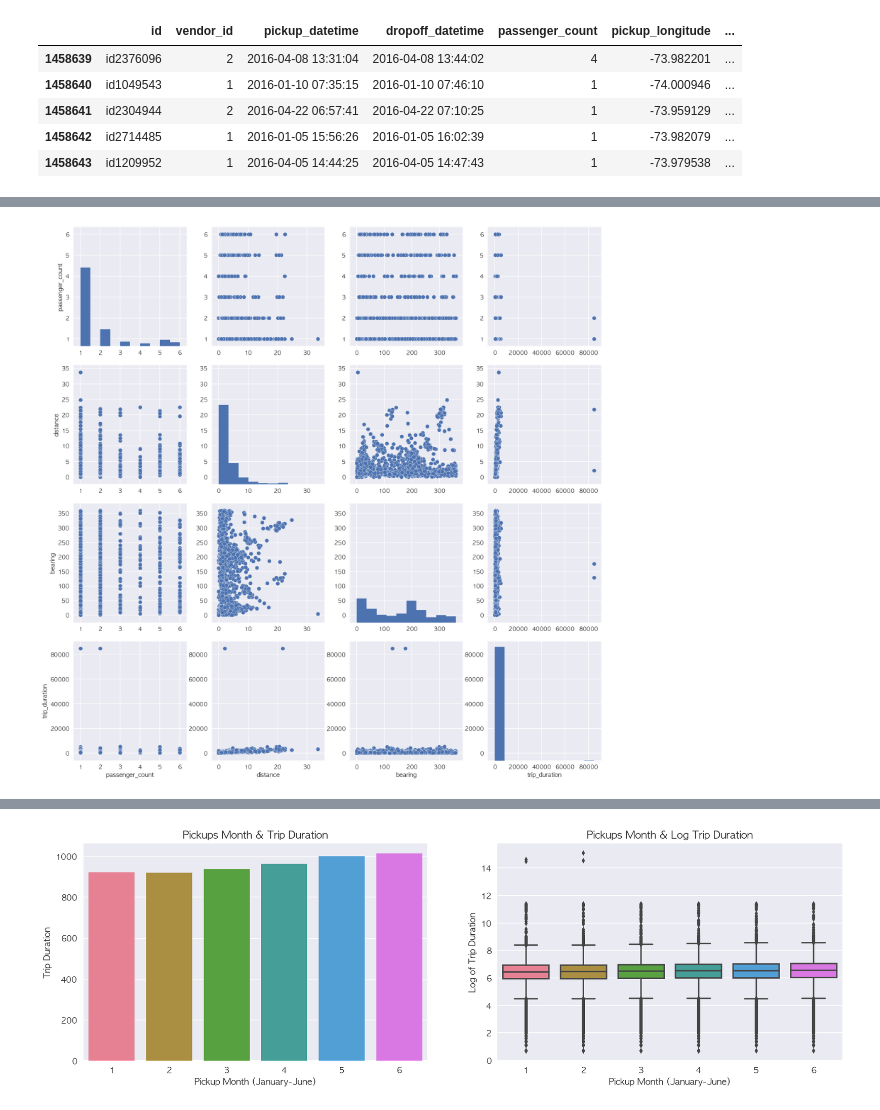
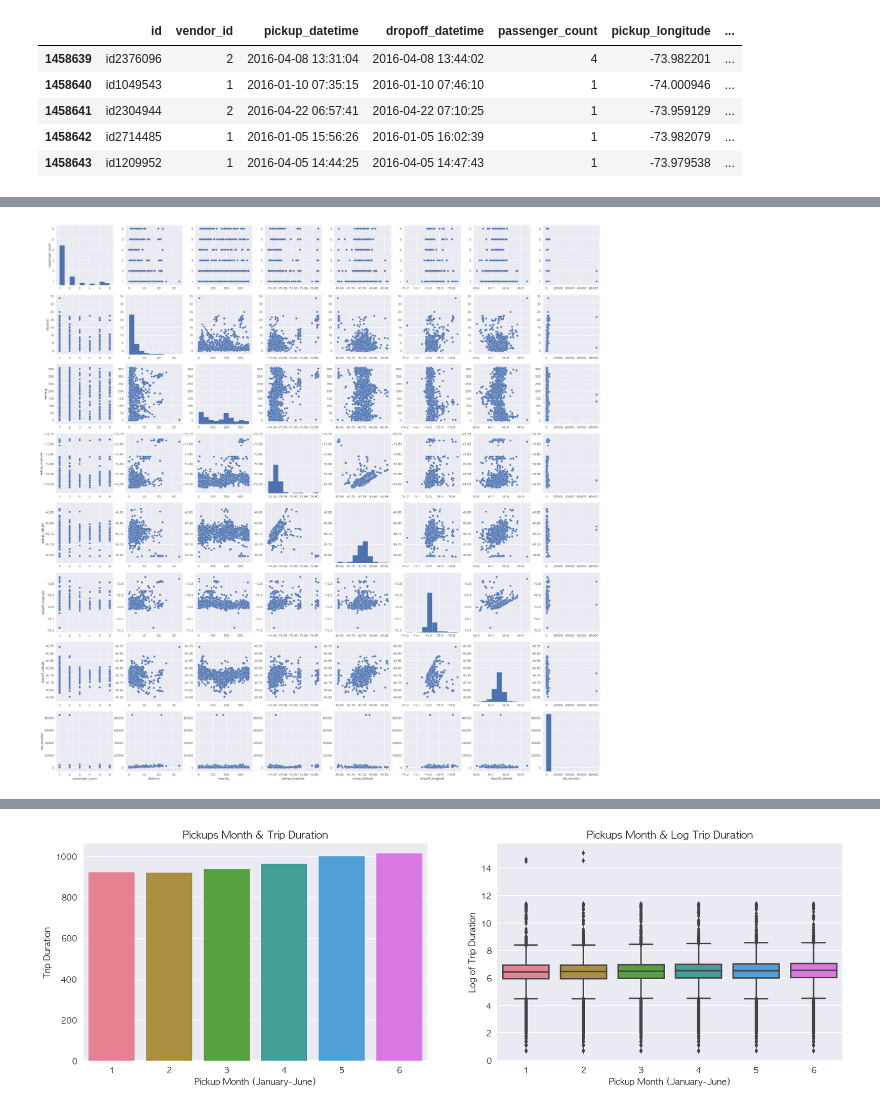
Before and after one commit to novdov/dss7b5-nyctaxi, a Jupyter notebook: main/main_0311.ipynb, the cells around one changed output, grey strips where cells are left out. Drawn from its saved outputs; the diff is of its cells as text; code cells hidden in the pictures.

```diff
--- a/main/main_0311.ipynb
+++ b/main/main_0311.ipynb
@@ -97,3 +126,7 @@ dropoff_latitude      625134 non-null float64
 store_and_fwd_flag    625134 non-null object
 dtypes: datetime64[ns](1), float64(4), int64(2), object(2)
 memory usage: 42.9+ MB
+# %%
+for col in train.columns:
+    if col != "id":
+        print("The number of unique values of {col}: {num}".format(col=col, num=len(train[col].unique())))
@@ -116,12 +189,7 @@ train.describe().round(3)
 # %%
 train["pickup_month"] = train["pickup_datetime"].dt.month
-train["dropoff_month"] = train["dropoff_datetime"].dt.month
-
 train["pickup_weekday"] = train["pickup_datetime"].dt.weekday
-train["dropoff_weekday"] = train["dropoff_datetime"].dt.weekday
-
 train["pickup_hour"] = train["pickup_datetime"].dt.hour
-train["dropoff_hour"] = train["dropoff_datetime"].dt.hour
 
 train.shape
 # %% [output]
@@ -142,6 +209,6 @@ train["store_and_fwd_flag"] = 1 * (train.store_and_fwd_flag.values == 'Y')
 # %%
-lat1, lng1, lat2, lng2 = (train['pickup_latitude'].values, train2['pickup_longitude'].values,
-                          train2['dropoff_latitude'].values, train2['dropoff_longitude'].values)
+lat1, lng1, lat2, lng2 = (train['pickup_latitude'].values, train['pickup_longitude'].values,
+                          train['dropoff_latitude'].values, train['dropoff_longitude'].values)
 # %%
 def haversine_array(lat1, lng1, lat2, lng2):
     lat1, lng1, lat2, lng2 = map(np.radians, (lat1, lng1, lat2, lng2))
@@ -183,0 +264,6 @@ memory usage: 222.6+ MB
+# %%
+print(train.shape)
+print()
+for col in train.columns:
+    if col != "id":
+        print("The number of unique values of {col}: {num}".format(col=col, num=len(train[col].unique())))
@@ -240,7 +354,7 @@ col_cats
 # %%
 # passenger_count, distance, avg_speed_h
 
-sns.pairplot(pd.concat([train_X0[col_real[:3]], train_y], axis=1)[::1000], size=3.5)
+sns.pairplot(pd.concat([train_X0[col_real], train_y], axis=1)[::1000], size=3.5)
 plt.show()
 # %% [output]
-[figure, old version]
+[figure, new version]
```
Also changed, not shown: parts of 49 cells of this notebook.
